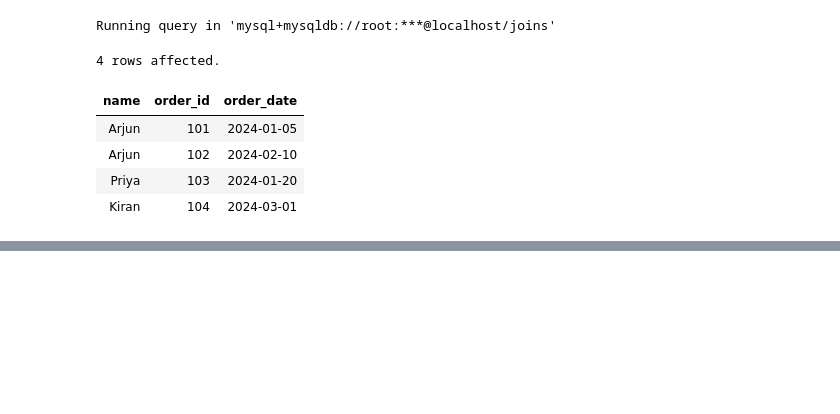
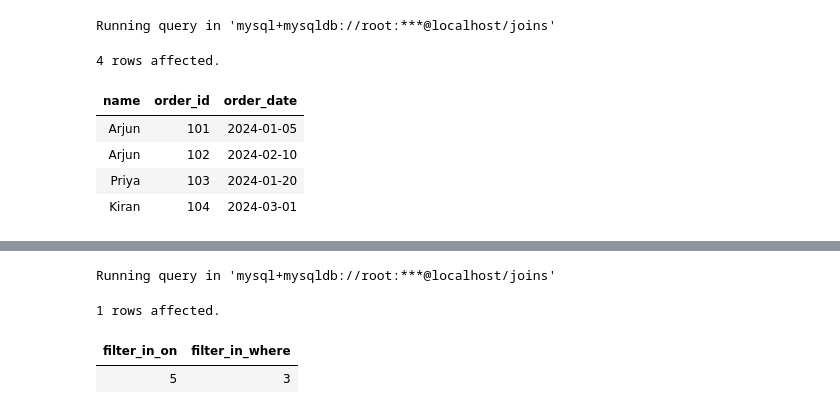
Before and after one commit to TheRajveerSingh/SQL-Journey-Basic-to-Advance, a Jupyter notebook: SQL-practice/MySQL/07_JOINSnotebook.ipynb, the cells around one changed output, grey strips where cells are left out. Cells and saved outputs as stored; diff of their text form; code cells hidden in the pictures; blank space fills up the shorter version.

```diff
--- a/SQL-practice/MySQL/07_JOINSnotebook.ipynb
+++ b/SQL-practice/MySQL/07_JOINSnotebook.ipynb
@@ -720,0 +753,12 @@ Running query in 'mysql+mysqldb://root:***@localhost/joins'
+# %%
+%%sql
+# Q25: Confirm the ON vs WHERE trap directly: count how many rows Q16 (filter in ON) vs Q17 (filter in WHERE) return
+# Use two LEFT JOINs side by side conceptually: run both counts to see the row-count difference caused only by clause placement
+SELECT
+  (SELECT COUNT(*) FROM Customers c LEFT JOIN Orders o ON c.customer_id = o.customer_id AND o.amount > 1000) AS filter_in_on,
+  (SELECT COUNT(*) FROM Customers c LEFT JOIN Orders o ON c.customer_id = o.customer_id WHERE o.amount > 1000) AS filter_in_where;
+# %% [output]
+Running query in 'mysql+mysqldb://root:***@localhost/joins'
+1 rows affected.
+| filter_in_on | filter_in_where |
+| 5 | 3 |
```
Also changed, not shown: parts of 2 cells of this notebook.
